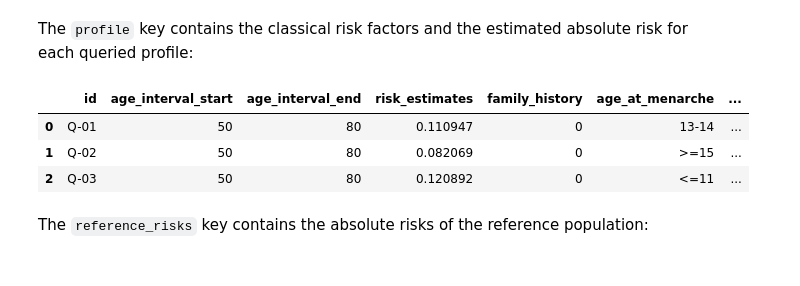
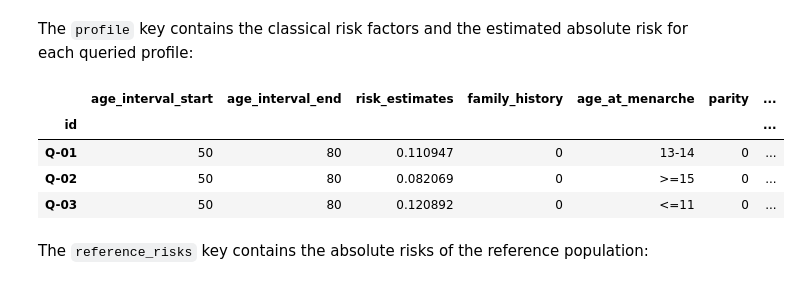
Before and after one commit to jeyabbalas/py-icare, a Jupyter notebook: examples/Python/Covariate-only absolute risk model.ipynb, the cells around one changed output. Cells and saved outputs as stored; diff of their text form; code cells hidden in the pictures.

```diff
--- a/notebooks/Covariate-only absolute risk model.ipynb
+++ b/examples/Python/Covariate-only absolute risk model.ipynb
@@ -19,12 +19,12 @@ To specify a covariate model in iCARE, we need to provide: 1) a text file contai
 
 The covariate model described in the files in the following cell is based on a logistic regression model adjusted for cohort and fine categories of age  in the Breast and Prostate Cancer Cohort Consortium ([Campa et al. 2011](https://pubmed.ncbi.nlm.nih.gov/21791674/), [Joshi et al. 2014](https://pubmed.ncbi.nlm.nih.gov/25255808/), and [Maas et al. 2016](https://pubmed.ncbi.nlm.nih.gov/27228256/)). The reference dataset was created by simulation from [the National Health Interview Survey (NHIS)](ftp://ftp.cdc.gov/pub/Health_Statistics/NCHS/Dataset_Documentation/NHIS/2010/srvydesc.pdf) and [the National Health and Nutrition Examination Survey (NHANES)](https://wwwn.cdc.gov/nchs/nhanes/default.aspx), which are representative of the US population.
 # %%
-model_covariate_formula_path = "../data/breast_cancer_covariate_model_formula.txt"
-model_log_relative_risk_path = "../data/breast_cancer_model_log_odds_ratios.json"
-model_reference_dataset_path = "../data/reference_covariate_data.csv"
-apply_covariate_profile_path = "../data/query_covariate_profile.csv"
-model_disease_incidence_rates_path = "../data/age_specific_breast_cancer_incidence_rates.csv"
-model_competing_incidence_rates_path = "../data/age_specific_all_cause_mortality_rates.csv"
+model_covariate_formula_path = "../../data/breast_cancer_covariate_model_formula.txt"
+model_log_relative_risk_path = "../../data/breast_cancer_model_log_odds_ratios.json"
+model_reference_dataset_path = "../../data/reference_covariate_data.csv"
+apply_covariate_profile_path = "../../data/query_covariate_profile.csv"
+model_disease_incidence_rates_path = "../../data/age_specific_breast_cancer_incidence_rates.csv"
+model_competing_incidence_rates_path = "../../data/age_specific_all_cause_mortality_rates.csv"
 # %%
 results = icare.compute_absolute_risk(
     apply_age_start=50,
@@ -65,12 +65,14 @@ Length: 77, dtype: float64
 The `profile` key contains the classical risk factors and the estimated absolute risk for each queried profile:
 # %%
 profiles = pd.read_json(results["profile"], orient="records")
+profiles.set_index("id", inplace=True)
 profiles
 # %% [output]
-|  | id | age_interval_start | age_interval_end | risk_estimates | family_history | age_at_menarche | ... |
-| 0 | Q-01 | 50 | 80 | 0.110947 | 0 | 13-14 | ... |
-| 1 | Q-02 | 50 | 80 | 0.082069 | 0 | >=15 | ... |
-| 2 | Q-03 | 50 | 80 | 0.120892 | 0 | <=11 | ... |
+|  | age_interval_start | age_interval_end | risk_estimates | family_history | age_at_menarche | parity | ... |
+| id |  |  |  |  |  |  | ... |
+| Q-01 | 50 | 80 | 0.110947 | 0 | 13-14 | 0 | ... |
+| Q-02 | 50 | 80 | 0.082069 | 0 | >=15 | 0 | ... |
+| Q-03 | 50 | 80 | 0.120892 | 0 | <=11 | 0 | ... |
 # %% [markdown]
 The `reference_risks` key contains the absolute risks of the reference population:
 # %%
```
Also changed, not shown: 4 other files.
